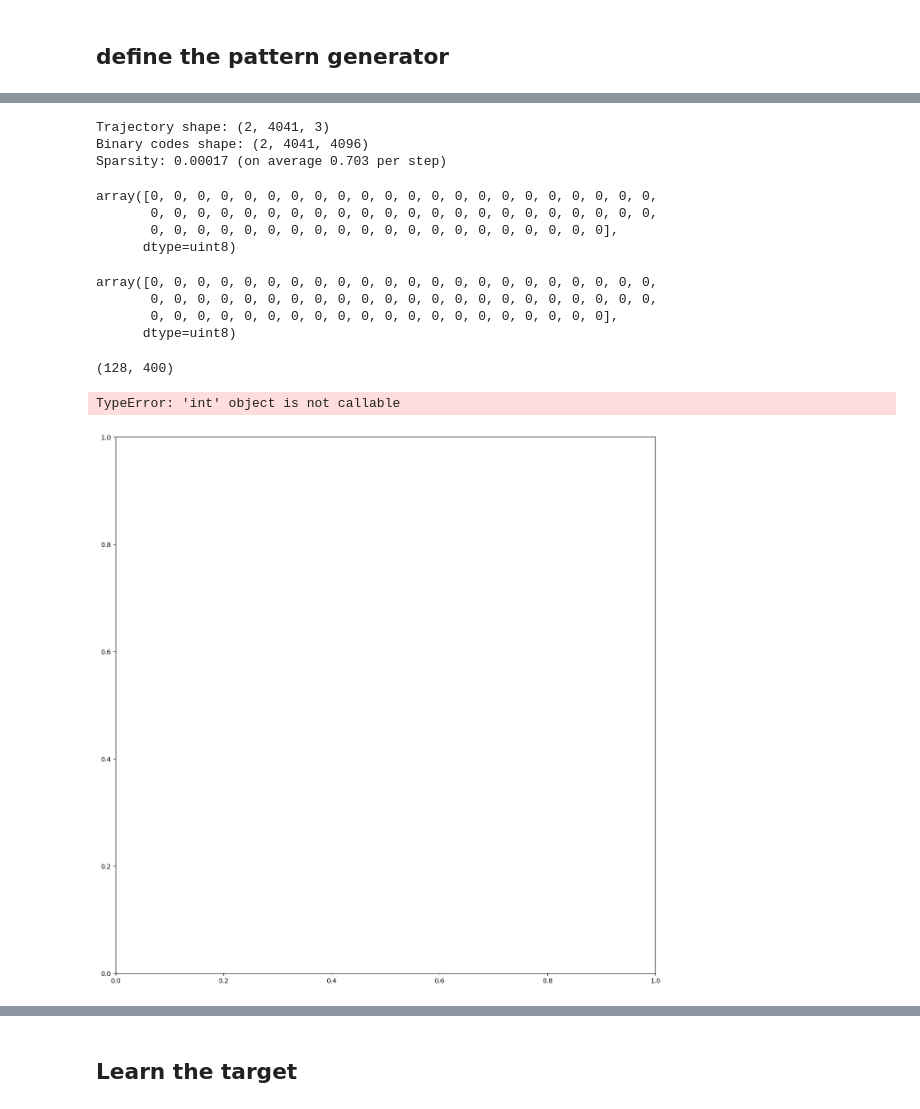
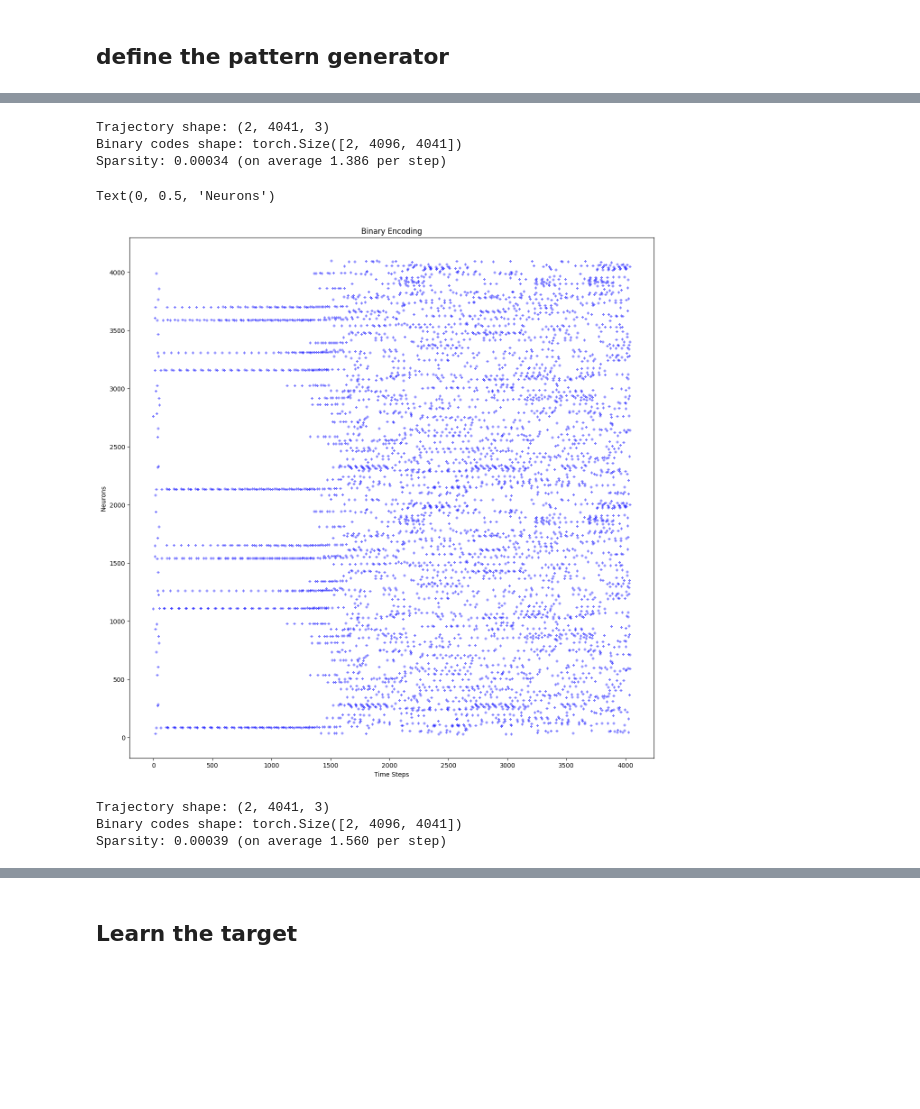
Before and after one commit to laurentperrinet/MNESIS, a Jupyter notebook: src/34_MNESIS_learn-Lorenz-attractor.ipynb, the cells around one changed output, grey strips where cells are left out. Saved outputs shown, nothing was run; the diff lists cells and outputs as text; code cells hidden in the pictures; blank space fills up the shorter version.

```diff
--- a/src/34_MNESIS_learn-Lorenz-attractor.ipynb
+++ b/src/34_MNESIS_learn-Lorenz-attractor.ipynb
@@ -30,6 +30,7 @@ class LorenzSpikingPattern(SpikingPattern):
         self.sigma = sigma
         self.rho = rho
         self.beta = beta
+        self.warmup_steps = 1000
         self.is_periodic = False
 
     def init(self, opt):
@@ -73,9 +74,9 @@ class LorenzSpikingPattern(SpikingPattern):
 
         return trajectory
 
-    def get_lorenz_centroids(self, warmup_steps=1000, steps=int(1e5), do_kmeans=False, do_norm=True):
+    def get_lorenz_centroids(self, steps=int(1e5), do_kmeans=False, do_norm=True):
         # let's draw an intiial trajectory to warm up the system and get a point on the attractor
-        trajectory = self.get_lorenz_trajectory(steps=warmup_steps, N_pattern=1, init_state=None)
+        trajectory = self.get_lorenz_trajectory(steps=self.warmup_steps, N_pattern=1, init_state=None)
         trajectory = self.get_lorenz_trajectory(steps=steps, N_pattern=1, init_state=trajectory[:, -1, :]).reshape(-1, 3)
         if do_norm:
             # calculer un temps si on voyageait sur la ligne à vitesse constante et prendre des points à intervalles réguliers de ce temps, pour éviter d'avoir des points très proches les uns des autres
@@ -95,7 +96,7 @@ class LorenzSpikingPattern(SpikingPattern):
 
     def encode_trajectory(self, trajectory):
         # TODO : the binary code is fine but produces a lot of contiguous spikes in bursts - I wish to have one with half the neurons, but with an ON spike for an onset of a burst and an OFF spike for the offset, to have more temporal precision and less redundancy. This would require a bit of code change but should be doable.
-        binary_code = np.zeros((self.opt.N_pattern, trajectory.shape[1], self.opt.N_neuron//2), dtype=np.uint8)
+        binary_code = np.zeros((self.opt.N_pattern, trajectory.shape[1], self.opt.N_neuron//2), dtype=float)
         for i_pattern in range(self.opt.N_pattern):
             # compute distances to centroids
             dist2 = ((trajectory[i_pattern, :, None] - self.centroids[None, :, :]) ** 2).sum(axis=-1)
@@ -105,14 +106,20 @@ class LorenzSpikingPattern(SpikingPattern):
         binary_code = binary_code - np.roll(binary_code, shift=1, axis=1)  # ON/OFF code
         binary_code_ON = (binary_code == 1)
         binary_code_OFF = (binary_code == -1)
-        binary_code = np.concatenate([binary_code_ON, binary_code_OFF], axis=-1).astype(np.uint8)
-        return binary_code
+        binary_code = np.concatenate([binary_code_ON, binary_code_OFF], axis=-1).astype(float)
+        return torch.Tensor(binary_code).permute(0, 2, 1)
 
     def decode_position(self, binary_code):
         """
         Position decoder using only binary codes and centroids.
         """
-        reconstructed = np.zeros((self.opt.N_pattern, binary_code.shape[1], 3), dtype=np.float64)
+
+        binary_code_ON = binary_code[:, :self.opt.N_neuron//2, :]
+        binary_code_OFF = binary_code[:, self.opt.N_neuron//2:, :]
+        binary_code = binary_code_ON - binary_code_OFF  # reconstruct the original code
+        binary_code = binary_code.cumsum(axis=-1) # integral
+
+        reconstructed = np.zeros((self.opt.N_pattern, binary_code.shape[-1], 3), dtype=np.float64)
 
         for i_pattern in range(self.opt.N_pattern):
            for t in range(binary_code.shape[1]):
@@ -125,20 +132,20 @@ class LorenzSpikingPattern(SpikingPattern):
 
         return reconstructed
 
-    def get_lorenz_spike(self, warmup_steps=1000, init_state=None):
+    def get_lorenz_spike(self, init_state=None):
         if init_state is None:
             # random initial state in the Lorenz attractor
             rng = np.random.default_rng()  # No seed specified
             init_state = rng.normal(size=(self.opt.N_pattern, 3)) * self.init_state_std
         # perform a short warmup
-        trajectory = self.get_lorenz_trajectory(steps=warmup_steps, init_state=init_state)
+        trajectory = self.get_lorenz_trajectory(steps=self.warmup_steps, init_state=init_state)
         # print('end=warmup', trajectory.shape, trajectory[-1, :])
         # do the real thing
         trajectory = self.get_lorenz_trajectory(init_state=trajectory[:, -1, :])
         # encode in spikes
         binary_code = self.encode_trajectory(trajectory)
         # return as tensor
-        return torch.Tensor(binary_code).permute(0, 2, 1)  # (N_pattern, N_neuron, N_time)
+        return binary_code # (N_pattern, N_neuron, N_time)
 
     # def __call__(self, seed=None):
     #     return self.get_lorenz_spike()
@@ -169,39 +178,31 @@ print(f"Binary codes shape: {binary_code.shape}")
 print(f"Sparsity: {binary_code.mean():.5f} (on average {binary_code.sum() / opt.N_pattern / binary_code.shape[1]:.3f} per step)")
 # %% [output]
 Trajectory shape: (2, 4041, 3)
-Binary codes shape: (2, 4041, 4096)
-Sparsity: 0.00017 (on average 0.703 per step)
+Binary codes shape: torch.Size([2, 4096, 4041])
+Sparsity: 0.00034 (on average 1.386 per step)
-# %%
-binary_code[i_pattern, 10, 56:120]
-# %% [output]
-array([0, 0, 0, 0, 0, 0, 0, 0, 0, 0, 0, 0, 0, 0, 0, 0, 0, 0, 0, 0, 0, 0,
-       0, 0, 0, 0, 0, 0, 0, 0, 0, 0, 0, 0, 0, 0, 0, 0, 0, 0, 0, 0, 0, 0,
-       0, 0, 0, 0, 0, 0, 0, 0, 0, 0, 0, 0, 0, 0, 0, 0, 0, 0, 0, 0],
-      dtype=uint8)
-# %%
-binary_code = binary_code - np.roll(binary_code, shift=1, axis=1)  # ON/OFF code
-binary_code[i_pattern, 10, 56:120]
-# %% [output]
-array([0, 0, 0, 0, 0, 0, 0, 0, 0, 0, 0, 0, 0, 0, 0, 0, 0, 0, 0, 0, 0, 0,
-       0, 0, 0, 0, 0, 0, 0, 0, 0, 0, 0, 0, 0, 0, 0, 0, 0, 0, 0, 0, 0, 0,
-       0, 0, 0, 0, 0, 0, 0, 0, 0, 0, 0, 0, 0, 0, 0, 0, 0, 0, 0, 0],
-      dtype=uint8)
-# %%
-binary_code[i_pattern, :opt.N_neuron_show, :opt.N_time_show].shape
-# %% [output]
-(128, 400)
 # %%
 # Visualization
 fig, ax = plt.subplots(figsize=(15, 15))
-splt.raster(binary_code[i_pattern, :opt.N_neuron_show, :opt.N_time_show].T, ax, s=25, c="blue", marker='+', alpha=.5)
+# splt.raster(binary_code[i_pattern, :opt.N_neuron_show, :opt.N_time_show].T, ax, s=25, c="blue", marker='+', alpha=.5)
+splt.raster(binary_code[i_pattern, :, :].T, ax, s=25, c="blue", marker='+', alpha=.5)
 
 # Binary encoding example
 # ax.imshow(1-binary_code[i_pattern, :500, :1000].T, aspect='auto', cmap='gray')
 # ax.imshow(1-binary_code[i_pattern, :, :].T, aspect='auto', cmap='gray')
 # ax.imshow(binary_code.T, aspect='auto', cmap='gray')
 ax.set_title('Binary Encoding')
 ax.set_xlabel('Time Steps')
 ax.set_ylabel('Neurons')
 # %% [output]
-TypeError: 'int' object is not callable
+Text(0, 0.5, 'Neurons')
-[figure, old version]
+[figure, new version]
+# %%
+binary_code = lsp.get_lorenz_spike()
+
+print(f"Trajectory shape: {trajectory.shape}")
+print(f"Binary codes shape: {binary_code.shape}")
+print(f"Sparsity: {binary_code.mean():.5f} (on average {binary_code.sum() / opt.N_pattern / binary_code.shape[1]:.3f} per step)")
+# %% [output]
+Trajectory shape: (2, 4041, 3)
+Binary codes shape: torch.Size([2, 4096, 4041])
+Sparsity: 0.00039 (on average 1.560 per step)
```
Also changed, not shown: parts of 12 cells of this notebook.
